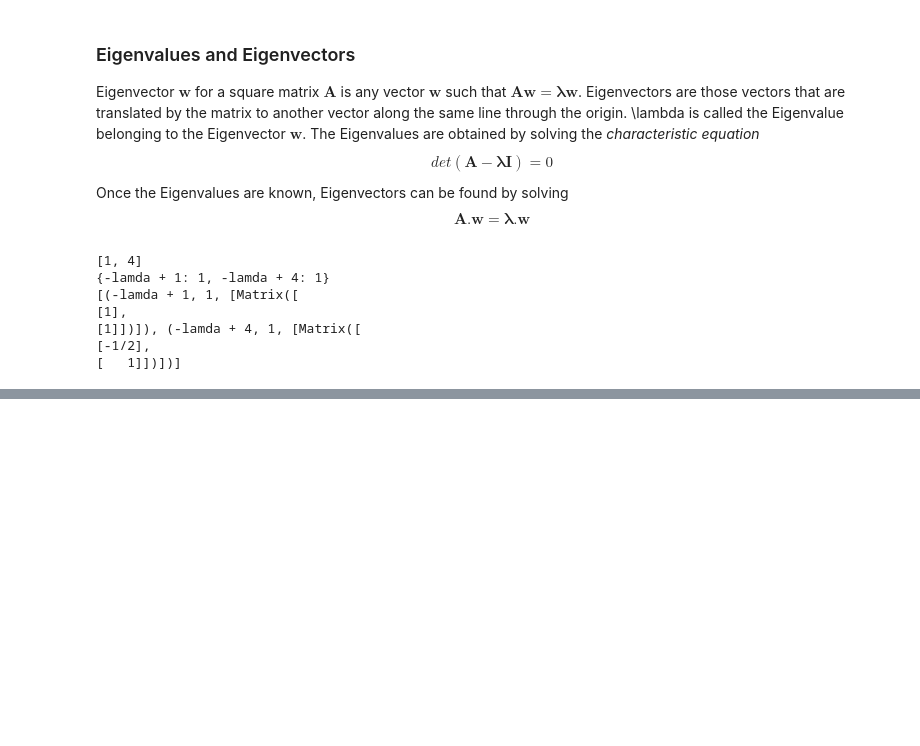
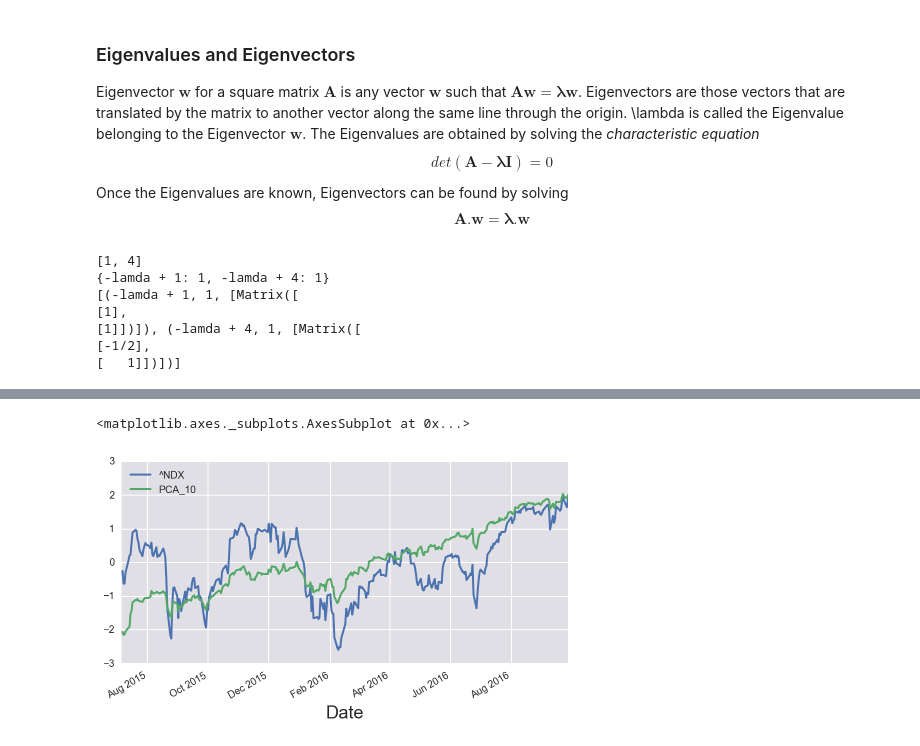
Before and after one commit to suhasghorp/FinMath, a Jupyter notebook: linear_algebra.ipynb, the cells around one changed output, grey strips where cells are left out. Cells and saved outputs as stored; diff of their text form; code cells hidden in the pictures; blank space fills up the shorter version.

```diff
--- a/linear_algebra.ipynb
+++ b/linear_algebra.ipynb
@@ -138,0 +194,10 @@ print M.eigenvects() # [1,1] and [-1/2, 1]
+# %%
+# create a PCA index taking the first 10 components so we can track how close it is to the real thing
+pca = KernelPCA(n_components=10).fit(data.apply(scale_function))
+pca_comp = pca.transform(data)
+weights = get_we(pca.lambdas_)
+nasdaq100['PCA_10'] = np.dot(pca_comp, weights)
+nasdaq100.apply(scale_function).plot(figsize=(8,4))
+# %% [output]
+<matplotlib.axes._subplots.AxesSubplot at 0x...>
+[figure, added]
```
Also changed, not shown: parts of 3 cells of this notebook.
